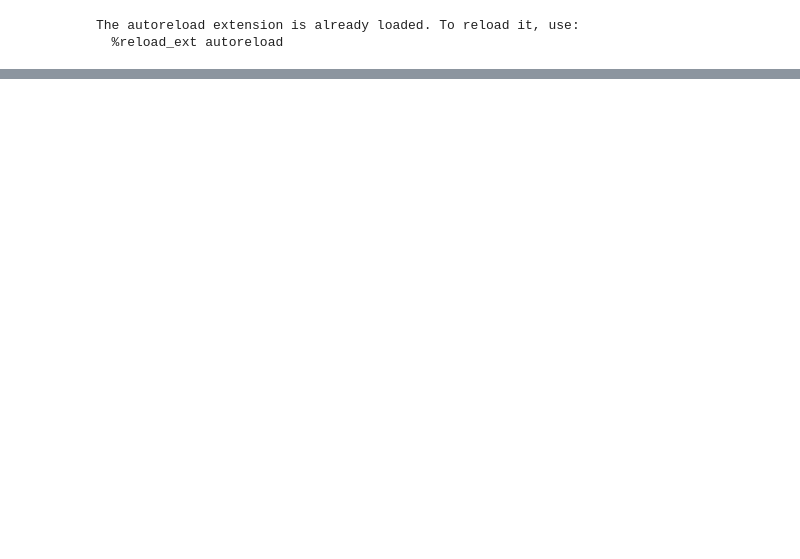
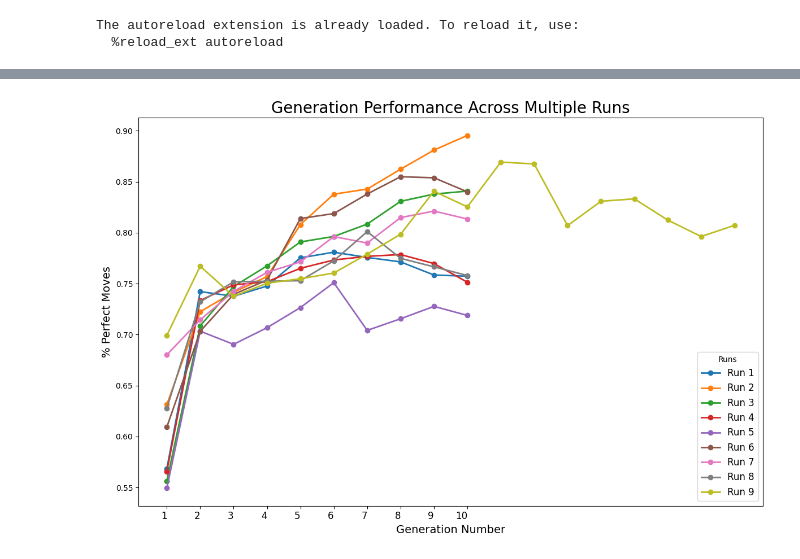
Before and after one commit to advait/c4a0, a Jupyter notebook: src/c4a0/explore.ipynb, the cells around one changed output, grey strips where cells are left out. Saved outputs shown, nothing was run; the diff lists cells and outputs as text; code cells hidden in the pictures; blank space fills up the shorter version.

```diff
--- a/src/c4a0/explore.ipynb
+++ b/src/c4a0/explore.ipynb
@@ -85,0 +126,3 @@ plt.show()
+# %%
+plot_multiple_dirs([str(root_dir / "training-sweeps" / f"trial_{i}") for i in range(8)] + [str(root_dir / "training")])
+# %% [output]
@@ -85,0 +146 @@ plt.show()
+[figure, added]
```
Also changed, not shown: parts of 10 cells of this notebook, 7 other files.
